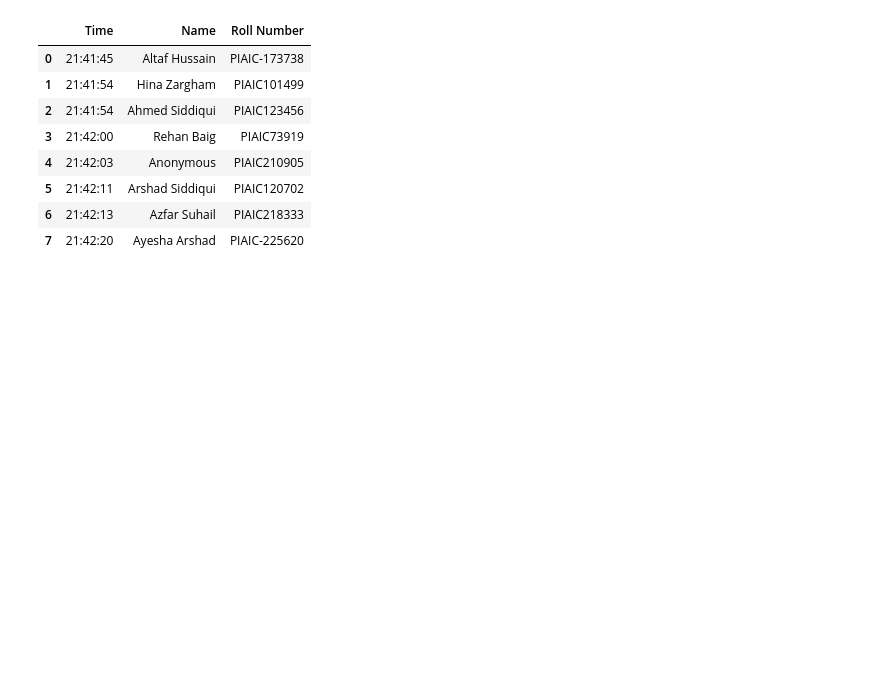
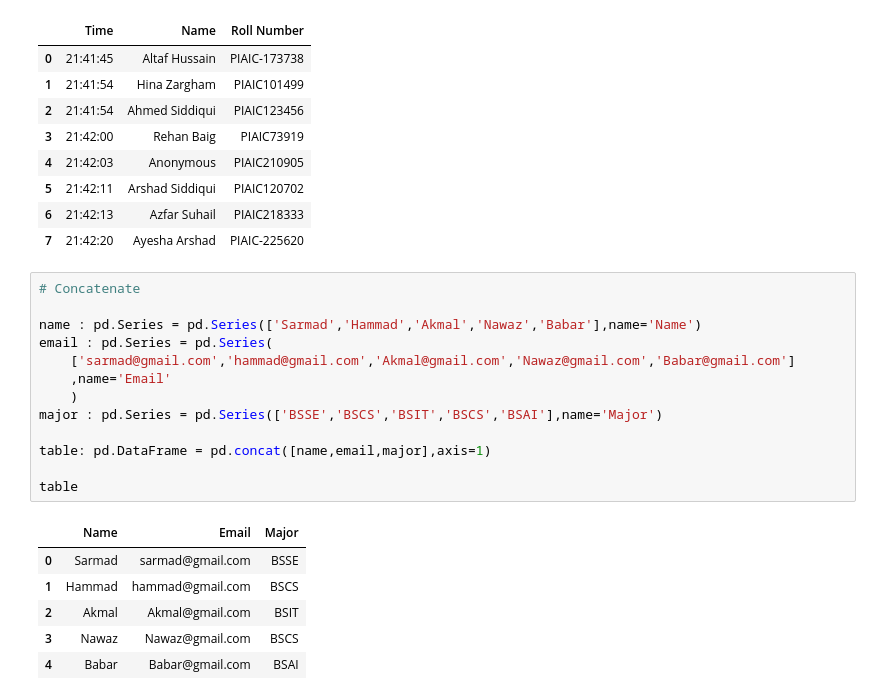
Before and after one commit to Sarmad426/Generative-AI, a Jupyter notebook: 4-pandas/pandas-start.ipynb, the cells around one changed output. Drawn from its saved outputs; the diff is of its cells as text; blank space fills up the shorter version.

Commit message:
pandas concat

```diff
--- a/4-pandas/pandas-start.ipynb
+++ b/4-pandas/pandas-start.ipynb
@@ -299,3 +287,23 @@ df
 | 5 | 21:42:11 | Arshad Siddiqui | PIAIC120702 |
 | 6 | 21:42:13 | Azfar Suhail | PIAIC218333 |
 | 7 | 21:42:20 | Ayesha Arshad | PIAIC-225620 |
+# %%
+# Concatenate
+
+name : pd.Series = pd.Series(['Sarmad','Hammad','Akmal','Nawaz','Babar'],name='Name')
+email : pd.Series = pd.Series(
+    ['sarmad@gmail.com','hammad@gmail.com','Akmal@gmail.com','Nawaz@gmail.com','Babar@gmail.com']
+    ,name='Email'
+    )
+major : pd.Series = pd.Series(['BSSE','BSCS','BSIT','BSCS','BSAI'],name='Major')
+
+table: pd.DataFrame = pd.concat([name,email,major],axis=1)
+
+table
+# %% [output]
+|  | Name | Email | Major |
+| 0 | Sarmad | sarmad@gmail.com | BSSE |
+| 1 | Hammad | hammad@gmail.com | BSCS |
+| 2 | Akmal | Akmal@gmail.com | BSIT |
+| 3 | Nawaz | Nawaz@gmail.com | BSCS |
+| 4 | Babar | Babar@gmail.com | BSAI |
```
Also changed, not shown: parts of 1 cell of this notebook.
